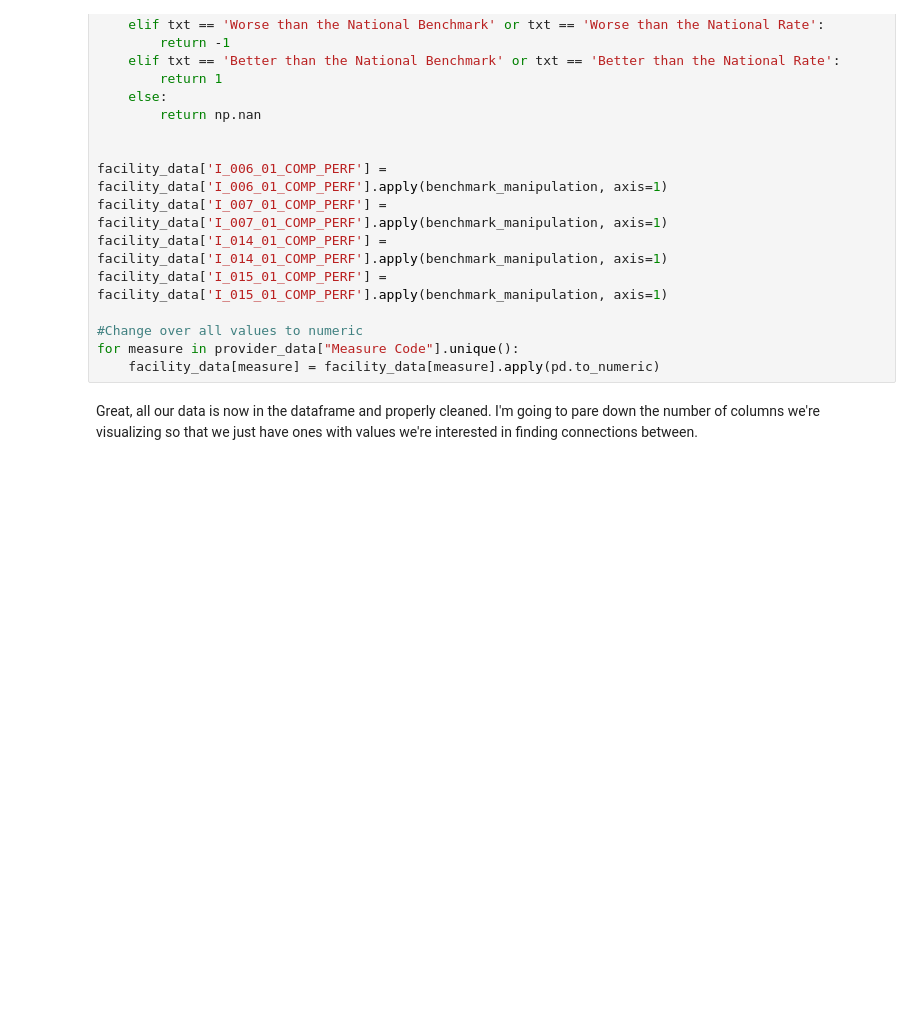
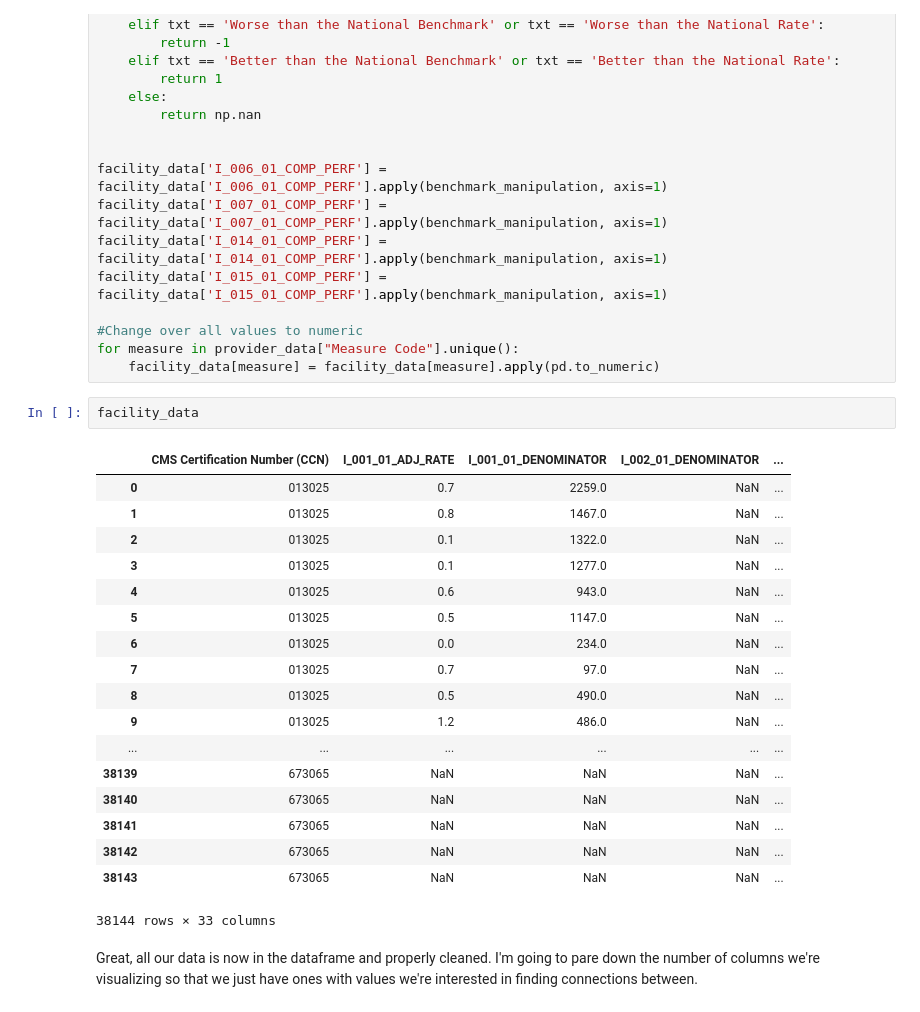
Before and after one commit to SpencerNorris/MedicareInpatientFacilities, a Jupyter notebook: Inpatient Facilities.ipynb, the cells around one changed output. Cells and saved outputs as stored; diff of their text form; blank space fills up the shorter version.

```diff
--- a/Inpatient Facilities.ipynb
+++ b/Inpatient Facilities.ipynb
@@ -140,6 +140,27 @@ facility_data['I_015_01_COMP_PERF'] = facility_data['I_015_01_COMP_PERF'].apply(
 #Change over all values to numeric
 for measure in provider_data["Measure Code"].unique():
     facility_data[measure] = facility_data[measure].apply(pd.to_numeric)
+# %%
+facility_data
+# %% [output]
+|  | CMS Certification Number (CCN) | I_001_01_ADJ_RATE | I_001_01_DENOMINATOR | I_002_01_DENOMINATOR | ... |
+| 0 | 013025 | 0.7 | 2259.0 | NaN | ... |
+| 1 | 013025 | 0.8 | 1467.0 | NaN | ... |
+| 2 | 013025 | 0.1 | 1322.0 | NaN | ... |
+| 3 | 013025 | 0.1 | 1277.0 | NaN | ... |
+| 4 | 013025 | 0.6 | 943.0 | NaN | ... |
+| 5 | 013025 | 0.5 | 1147.0 | NaN | ... |
+| 6 | 013025 | 0.0 | 234.0 | NaN | ... |
+| 7 | 013025 | 0.7 | 97.0 | NaN | ... |
+| 8 | 013025 | 0.5 | 490.0 | NaN | ... |
+| 9 | 013025 | 1.2 | 486.0 | NaN | ... |
+| ... | ... | ... | ... | ... | ... |
+| 38139 | 673065 | NaN | NaN | NaN | ... |
+| 38140 | 673065 | NaN | NaN | NaN | ... |
+| 38141 | 673065 | NaN | NaN | NaN | ... |
+| 38142 | 673065 | NaN | NaN | NaN | ... |
+| 38143 | 673065 | NaN | NaN | NaN | ... |
+38144 rows × 33 columns
 # %% [markdown]
 Great, all our data is now in the dataframe and properly cleaned. I'm going to pare down the number of columns we're visualizing so that we just have ones with values we're interested in finding connections between.
 # %%
```
Also changed, not shown: parts of 2 cells of this notebook.
